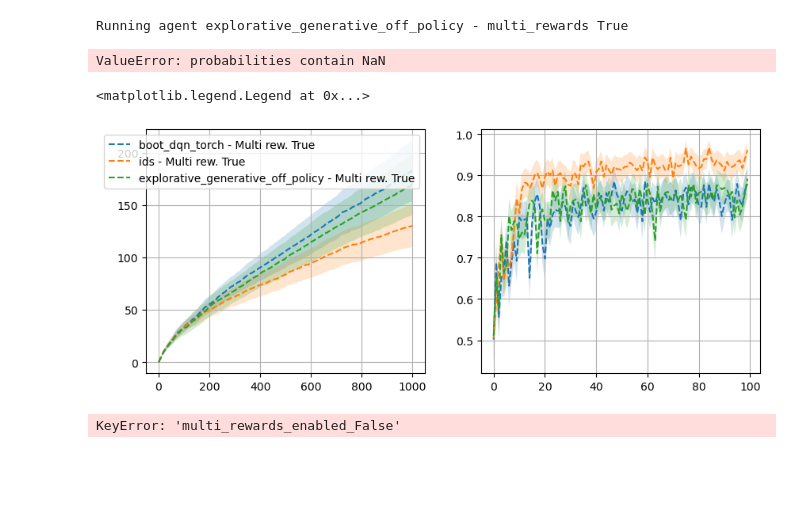
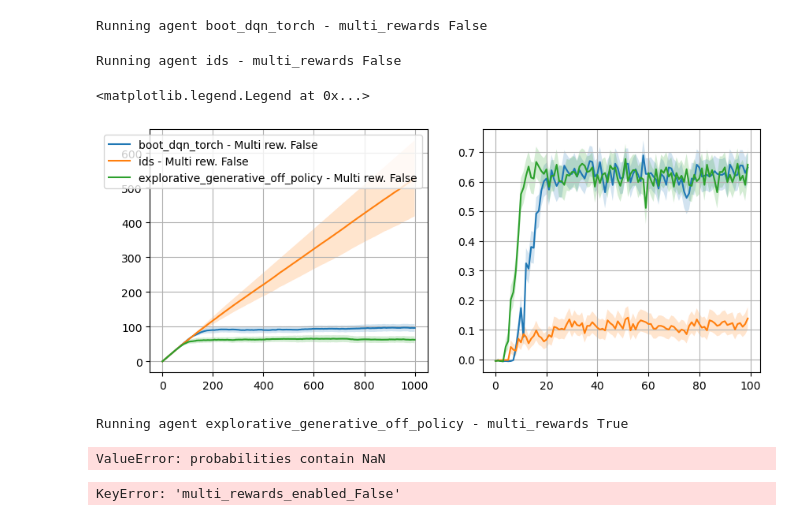
Before and after one commit to rssalessio/ModelFreeActiveExplorationRL, a Jupyter notebook: DeepSea/eval.ipynb, the cells around one changed output. Saved outputs shown, nothing was run; the diff lists cells and outputs as text; code cells hidden in the pictures; blank space fills up the shorter version.

```diff
--- a/DeepSea/eval.ipynb
+++ b/DeepSea/eval.ipynb
@@ -32,3 +44,51 @@ data = {}
+# %%
+
+
+# agent_name: str, seed: int, multi_rewards: bool, size: int, max_reward: float, slipping_probability: float,
+#                 num_episodes: int, freq_val_greedy: int, num_eval_greedy:int):
+
+with Pool(NUM_PROC) as pool:
+    for multi_rewards in [False]:
+        key_dict = f'multi_rewards_enabled_{multi_rewards}'
+        if key_dict not in data:
+            data[key_dict] = {}
+        for agent_name in ['boot_dqn_torch', 'ids']:#::, 'explorative_generative_off_policy']:
+            print(f'Running agent {agent_name} - multi_rewards {multi_rewards}')
+            training_rewards, greedy_rewards, regret, stats = zip(*pool.starmap(
+                run_agent, [(agent_name, idx, multi_rewards, SIZE, MAX_REWARD, SLIPPING_PROBABILITY, N_EPISODES, FREQ_EVAL_GREEDY, NUM_EVAL_GREEDY) for idx in range(NUM_RUNS)]))
+            data[key_dict][agent_name] = Results(training_rewards, greedy_rewards, regret, stats)
+# %% [output]
+Running agent boot_dqn_torch - multi_rewards False
+Running agent ids - multi_rewards False
+# %%
+styles = {
+    True: '--',
+    False: '-'
+}
+fig, ax = plt.subplots(1,2, figsize=(10,4))
+
+for multi_rewards in [False]:
+    for agent_name in ['boot_dqn_torch', 'ids','explorative_generative_off_policy']:
+        agent_data = data[f'multi_rewards_enabled_{multi_rewards}'][agent_name]
+        mu, ce = CE(np.array(agent_data.regret))
+
+        t = np.arange(N_EPISODES + 1)
+        ax[0].plot(t, mu, label=f'{agent_name} - Multi rew. {multi_rewards}', linestyle=styles[multi_rewards])
+        ax[0].fill_between(t, np.clip(mu-ce,0,np.infty), mu+ce, alpha=0.2)
+
+        greedy_data = np.array([list(zip(*agent_data.greedy_rewards[x]))[1] for x in range(NUM_RUNS)])
+
+        mu, ce = CE(greedy_data.swapaxes(1,2).reshape(-1, greedy_data.shape[1]))
+        x = range(len(mu))
+        ax[1].plot(x, mu, linestyle=styles[multi_rewards])
+        ax[1].fill_between(x, np.clip(mu-ce,0, np.infty), mu+ce, alpha=0.2)
+
+ax[0].grid()
+ax[1].grid()
+ax[0].legend()
+# %% [output]
+<matplotlib.legend.Legend at 0x...>
+[figure, added]
 # %%
 N_EPISODES = 1000
 FREQ_EVAL_GREEDY = 100
@@ -55,32 +115,3 @@ with Pool(NUM_PROC) as pool:
 # %% [output]
 Running agent explorative_generative_off_policy - multi_rewards True
 ValueError: probabilities contain NaN
-# %%
-styles = {
-    True: '--',
-    False: '-'
-}
-fig, ax = plt.subplots(1,2, figsize=(10,4))
-
-for multi_rewards in [True]:
-    for agent_name in ['boot_dqn_torch', 'ids','explorative_generative_off_policy']:
-        agent_data = data[f'multi_rewards_enabled_{multi_rewards}'][agent_name]
-        mu, ce = CE(np.array(agent_data.regret))
-
-        t = np.arange(N_EPISODES + 1)
-        ax[0].plot(t, mu, label=f'{agent_name} - Multi rew. {multi_rewards}', linestyle=styles[multi_rewards])
-        ax[0].fill_between(t, np.clip(mu-ce,0,np.infty), mu+ce, alpha=0.2)
-
-        greedy_data = np.array([list(zip(*agent_data.greedy_rewards[x]))[1] for x in range(NUM_RUNS)])
-
-        mu, ce = CE(greedy_data.swapaxes(1,2).reshape(-1, greedy_data.shape[1]))
-        x = range(len(mu))
-        ax[1].plot(x, mu, linestyle=styles[multi_rewards])
-        ax[1].fill_between(x, np.clip(mu-ce,0, np.infty), mu+ce, alpha=0.2)
-
-ax[0].grid()
-ax[1].grid()
-ax[0].legend()
-# %% [output]
-<matplotlib.legend.Legend at 0x...>
-[figure, removed]
```
Also changed, not shown: parts of 3 cells of this notebook, 8 other files.
